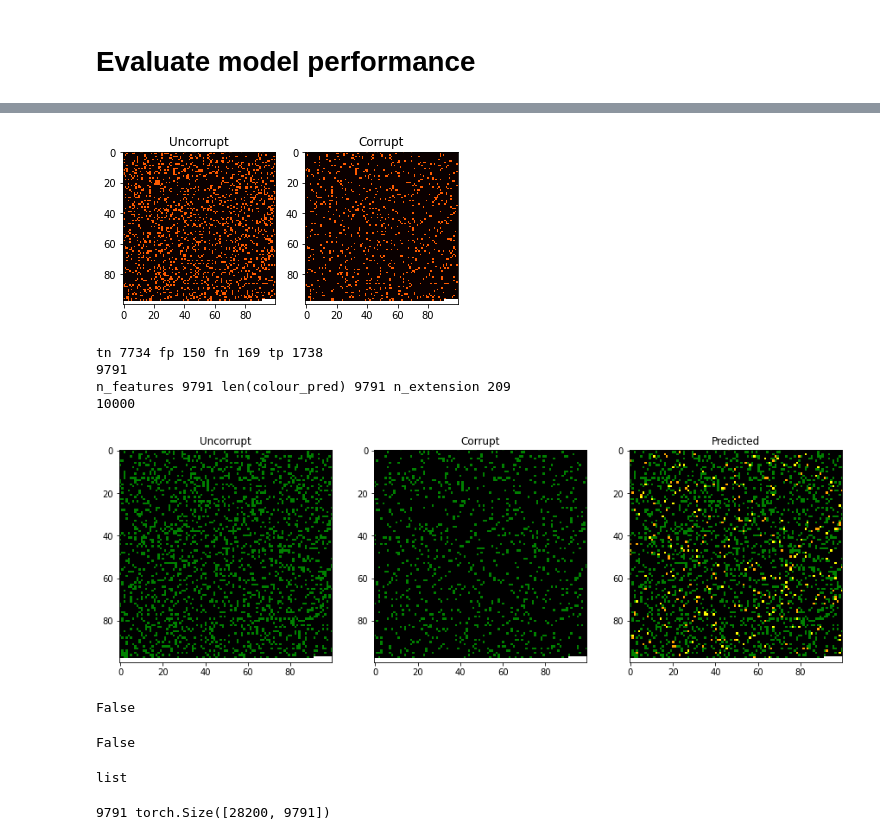
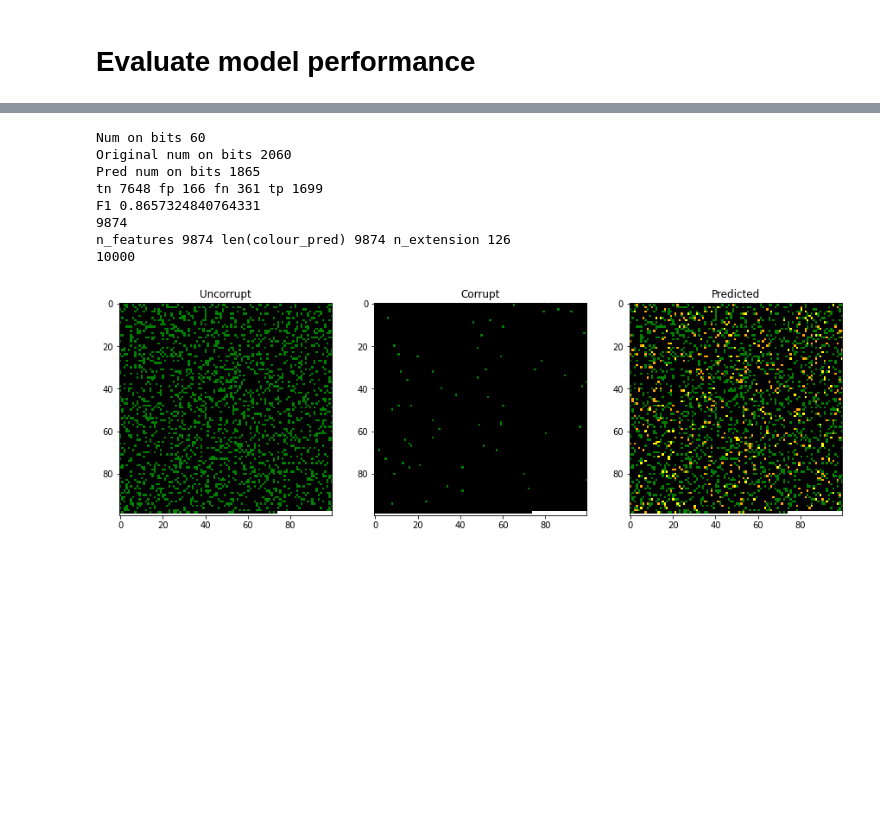
Before and after one commit to natasha-dudek/DeepGenomeVector, a Jupyter notebook: main.ipynb, the cells around one changed output, grey strips where cells are left out. Drawn from its saved outputs; the diff is of its cells as text; code cells hidden in the pictures; blank space fills up the shorter version.

```diff
--- a/main.ipynb
+++ b/main.ipynb
@@ -225,8 +227,8 @@ test_genomes = list(np.array(test_genomes)[good_idx_train])
 # %%
 # Remove columns of all zeros in training set from train + test
-good_idx_train = train_data.sum(axis=0) > 0
-train_data = train_data[:,good_idx_train]
-test_data = test_data[:,good_idx_train]
+# good_idx_train = train_data.sum(axis=0) > 0
+# train_data = train_data[:,good_idx_train]
+# test_data = test_data[:,good_idx_train]
 # %%
 (train_data.sum(axis=1) == 0).sum(), (train_data.sum(axis=0) == 0).sum()
 # %% [output]
@@ -238,18 +240,18 @@ test_data = test_data[:,good_idx_train]
 # %%
 # original version of corrupt used with DAE (pre-DVAE)
 
-new_corrupt = False
+# new_corrupt = False
 
-if new_corrupt:
-    corrupted_train, train_genome_idx = corrupt.corrupt_orig(train_data, settings.num_corruptions, 0.5)
-    corrupted_test, test_genome_idx = corrupt.corrupt_orig(test_data, settings.num_corruptions, 0.5)
-    torch.save(corrupted_train, "/Users/natasha/Desktop/corruptedv0_train_2020-10-02.pt")
-    torch.save(corrupted_test, "/Users/natasha/Desktop/corruptedv0_test_2020-10-02.pt")
-    torch.save(train_genome_idx, "/Users/natasha/Desktop/corruptedv0_train_genome_idx_2020-10-02.pt")
-    torch.save(test_genome_idx, "/Users/natasha/Desktop/corruptedv0_test_genome_idx_2020-10-02.pt")
-else:
-    corrupted_train = torch.load("/Users/natasha/Desktop/corruptedv0_train_2020-10-02.pt")
-    corrupted_test = torch.load("/Users/natasha/Desktop/corruptedv0_test_2020-10-02.pt")
-    train_genome_idx = torch.load("/Users/natasha/Desktop/corruptedv0_train_genome_idx_2020-10-02.pt")
-    test_genome_idx = torch.load("/Users/natasha/Desktop/corruptedv0_test_genome_idx_2020-10-02.pt")
+# if new_corrupt:
+#     corrupted_train, train_genome_idx = corrupt.corrupt_orig(train_data, settings.num_corruptions, 0.5)
+#     corrupted_test, test_genome_idx = corrupt.corrupt_orig(test_data, settings.num_corruptions, 0.5)
+#     torch.save(corrupted_train, "/Users/natasha/Desktop/corruptedv0_train_2020-10-02.pt")
+#     torch.save(corrupted_test, "/Users/natasha/Desktop/corruptedv0_test_2020-10-02.pt")
+#     torch.save(train_genome_idx, "/Users/natasha/Desktop/corruptedv0_train_genome_idx_2020-10-02.pt")
+#     torch.save(test_genome_idx, "/Users/natasha/Desktop/corruptedv0_test_genome_idx_2020-10-02.pt")
+# else:
+#     corrupted_train = torch.load("/Users/natasha/Desktop/corruptedv0_train_2020-10-02.pt")
+#     corrupted_test = torch.load("/Users/natasha/Desktop/corruptedv0_test_2020-10-02.pt")
+#     train_genome_idx = torch.load("/Users/natasha/Desktop/corruptedv0_train_genome_idx_2020-10-02.pt")
+#     test_genome_idx = torch.load("/Users/natasha/Desktop/corruptedv0_test_genome_idx_2020-10-02.pt")
 # %%
@@ -353,8 +325,7 @@ analysis.get_best_config(metric="test_f1")
 # %% [markdown]
 # Evaluate model performance
 # %%
-trainable.train_single_dae(3, 0.01, 0.001, 128, 10, 10, 0.5)
+# trainable.train_single_dae(3, 0.01, 0.001, 128, 10, 10, 0.5)
 # %%
-kld0, bce0, train_losses, test_losses, train_f1s, test_f1s, model = trainable.train_single_vae(3, 0.1, 0.001, 128, 10, 3, 0.5)
-torch.save(model.state_dict(), "/Users/natasha/Desktop/model.pt")
+kld0, bce0, train_losses, test_losses, train_f1s, test_f1s, model = trainable.train_single_vae(3, 0.1, 0.001, 128, 10, 3, 0.5, corrupted_train, corrupted_test)
 # %% [output]
@@ -446,4 +390,0 @@ def genome_heatmap(corrupted_train, idx):
-# %%
-genome_heatmap(corrupted_train, 60000)
-# %% [output]
-[figure, removed]
@@ -508,9 +391,14 @@ def genome_heatmap2(corrupted_test, idx):
 # %%
-fig = genome_heatmap2(corrupted_test, 0)
+idx = 1
+fig = data_viz.genome_heatmap2(corrupted_test, idx, model)
 fig.savefig("/Users/natasha/Desktop/fig4.png", bbox_inches='tight', dpi=200)
 # %% [output]
-tn 7734 fp 150 fn 169 tp 1738
-9791
-n_features 9791 len(colour_pred) 9791 n_extension 209
+Num on bits 60
+Original num on bits 2060
+Pred num on bits 1865
+tn 7648 fp 166 fn 361 tp 1699
+F1 0.8657324840764331
+9874
+n_features 9874 len(colour_pred) 9874 n_extension 126
 10000
-[figure, old version]
+[figure, new version]
@@ -526,19 +404,0 @@ binary_preds = trainable.binarize(pred[0], 0.5)
-# %%
-np.min(np.isnan(pred[0].detach().numpy()))
-# %% [output]
-False
-# %%
-np.max(np.isnan(binary_preds))
-# %% [output]
-False
-# %%
-type(binary_preds)
-# %% [output]
-list
-# %%
-from sklearn.metrics import roc_auc_score
-num_features = int(corrupted_test.shape[1]/2)
-true_genomes = corrupted_test[:,num_features:]
-print(num_features, true_genomes.shape)
-# %% [output]
-9791 torch.Size([28200, 9791])
```
Also changed, not shown: parts of 34 cells of this notebook, 4 other files.
